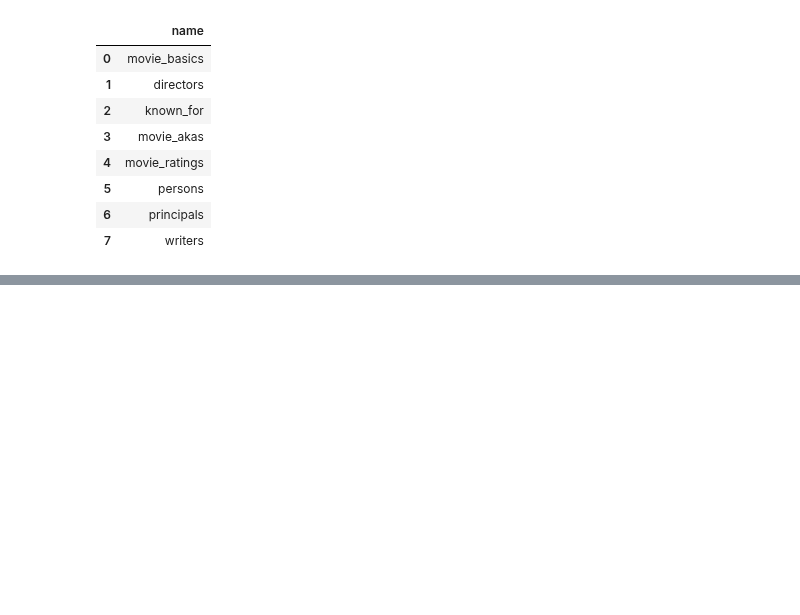
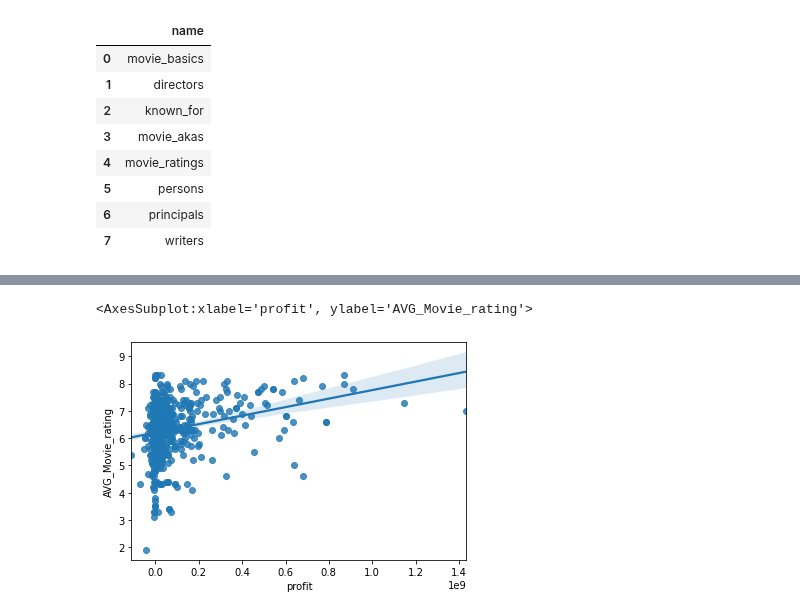
Before and after one commit to cLineman/CapStoneProject, a Jupyter notebook: ColtonLineman.ipynb, the cells around one changed output, grey strips where cells are left out. Saved outputs shown, nothing was run; the diff lists cells and outputs as text; code cells hidden in the pictures; blank space fills up the shorter version.

```diff
--- a/ColtonLineman.ipynb
+++ b/ColtonLineman.ipynb
@@ -601,0 +784,5 @@ pd.read_sql("""
+# %%
+sns.regplot(grouped["profit"], grouped['AVG_Movie_rating'])
+# %% [output]
+<AxesSubplot:xlabel='profit', ylabel='AVG_Movie_rating'>
+[figure, added]
```
Also changed, not shown: parts of 14 cells of this notebook.
